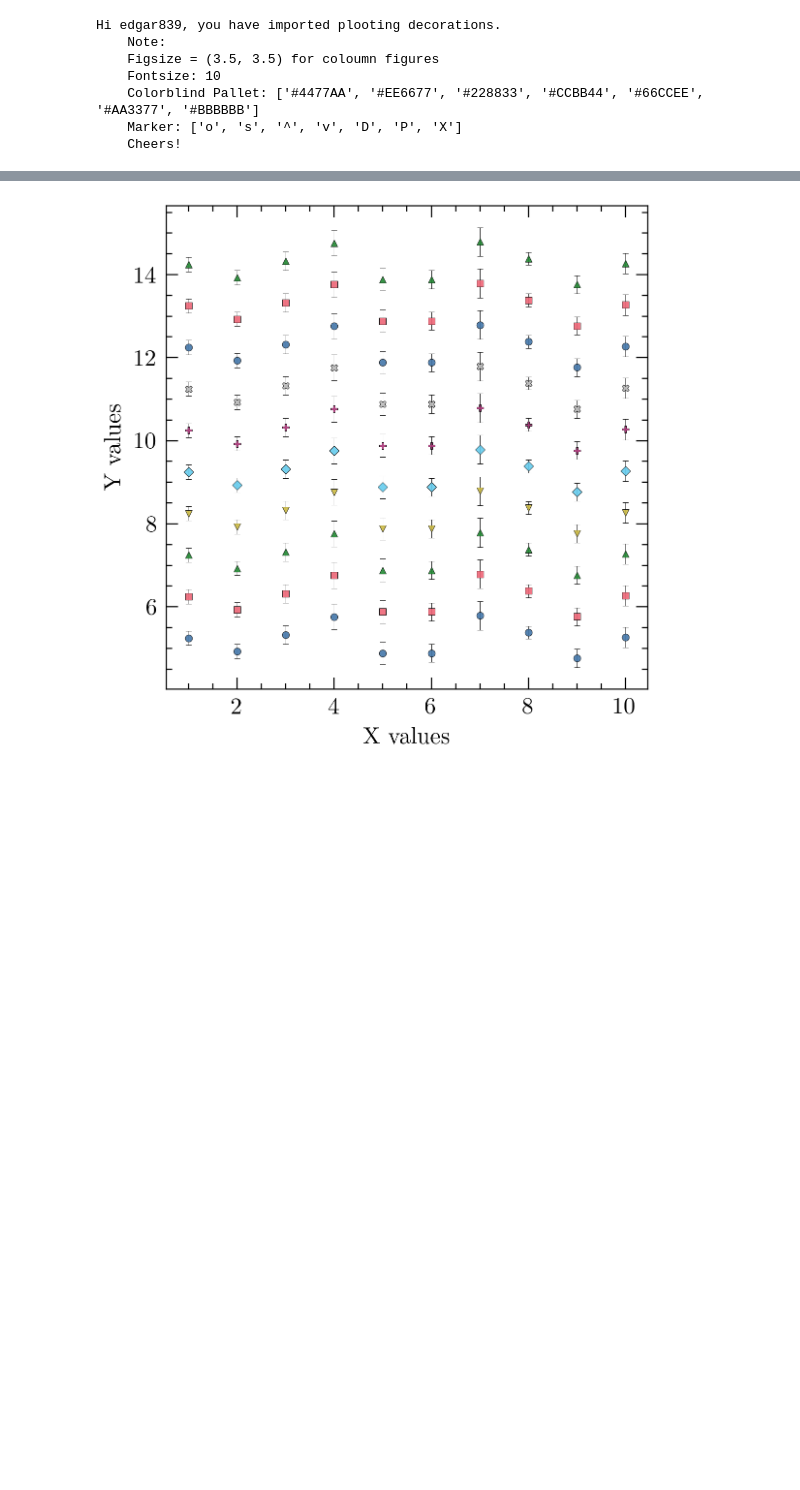
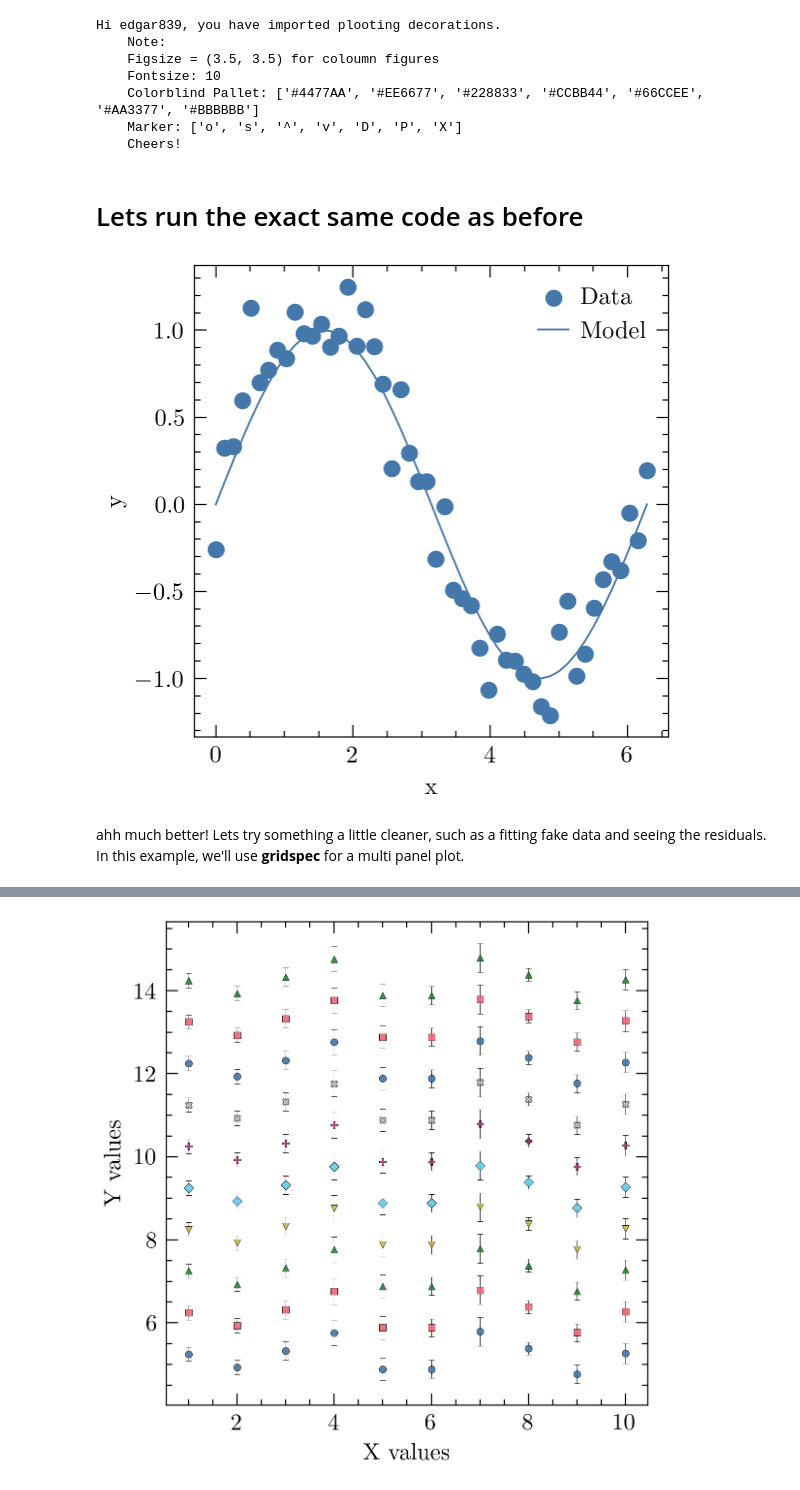
Before and after one commit to edgar-perez-vidal/decorations, a Jupyter notebook: decorations_tutorial.ipynb, the cells around one changed output, grey strips where cells are left out. Cells and saved outputs as stored; diff of their text form; code cells hidden in the pictures; blank space fills up the shorter version.

```diff
--- a/decorations_tutorial.ipynb
+++ b/decorations_tutorial.ipynb
@@ -37,6 +72,24 @@ Hi edgar839, you have imported plooting decorations.
     Colorblind Pallet: ['#4477AA', '#EE6677', '#228833', '#CCBB44', '#66CCEE', '#AA3377', '#BBBBBB']
     Marker: ['o', 's', '^', 'v', 'D', 'P', 'X']
     Cheers!
+# %% [markdown]
+# Lets run the exact same code as before
+# %%
+# Create the sine wave plot with error bars
+plt.figure()
+plt.scatter(x, y1_noisy, label='Data',)
+plt.plot(x, y1, marker = '', label='Model',) # As of version='0.1.0', you will need to state marker = 'none' to get a line
+
+plt.xlabel('x')
+plt.ylabel('y')
+plt.legend()
+
+# Show the plot
+plt.show()
+# %% [output]
+[figure, added]
+# %% [markdown]
+ahh much better! Lets try something a little cleaner, such as a fitting fake data and seeing the residuals. In this example, we'll use **gridspec** for a multi panel plot.
 # %%
 import numpy as np
 import matplotlib.pyplot as plt
```
Also changed, not shown: parts of 12 cells of this notebook, 5 other files.
